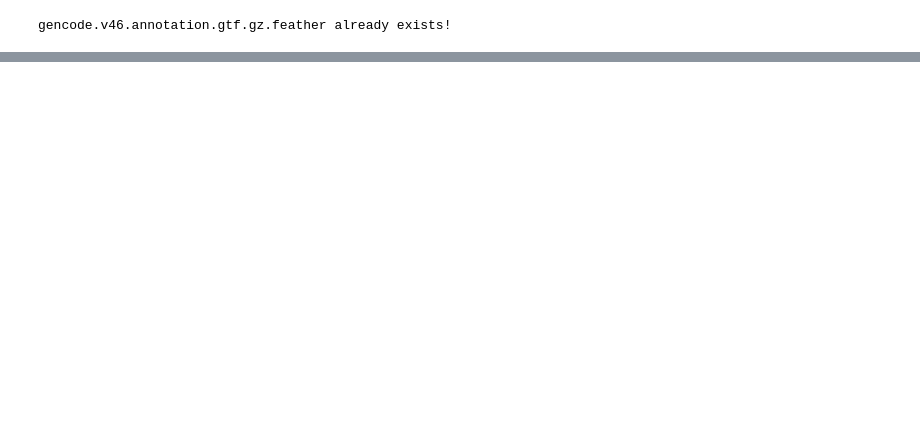
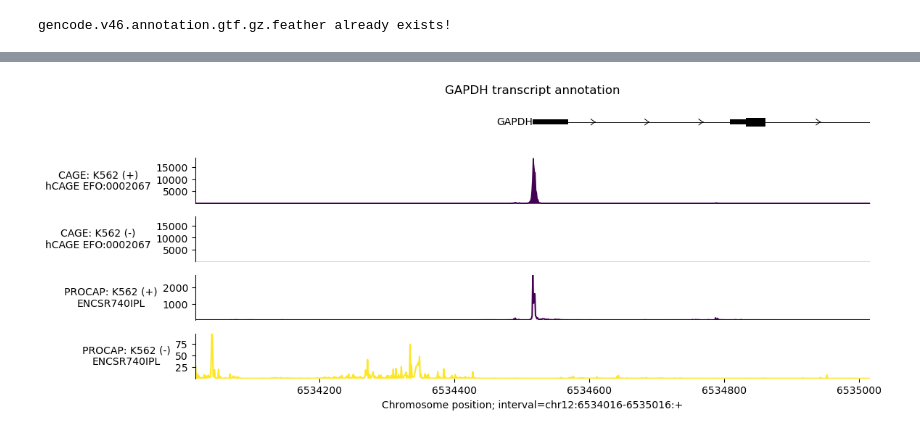
Before and after one commit to leemnj/iterative-dna-reconstruction, a Jupyter notebook: 03_dna-fm-to-alphagenome/regulator-to-alphagenome/compare-TSS-upstream.ipynb, the cells around one changed output, grey strips where cells are left out. Saved outputs shown, nothing was run; the diff lists cells and outputs as text; code cells hidden in the pictures; blank space fills up the shorter version.

```diff
--- a/03_dna-fm-to-alphagenome/regulator-to-alphagenome/compare-TSS-upstream.ipynb
+++ b/03_dna-fm-to-alphagenome/regulator-to-alphagenome/compare-TSS-upstream.ipynb
@@ -169,0 +225,55 @@ outputs=dna_model.predict_variants(
+# %%
+from alphagenome.visualization import plot_components as pc
+from alphagenome.data import gene_annotation
+
+gene_interval=gene_annotation.get_gene_interval(gtf, gene_symbol=GENE)
+longest_transcripts = longest_transcript_extractor.extract(gene_interval)
+interval_annotation=[pc.IntervalAnnotation(
+    [
+        genome.Interval(chrom, start, start+1, name='start'),
+        genome.Interval(chrom, end, end+1, name='end')
+    ],
+    colors='red',
+)]
+
+output=dna_model.predict_interval(
+    interval=gene_interval.resize(2**20),
+    requested_outputs=requested_outputs,
+    ontology_terms=ontology_terms,
+)
+
+plot=pc.plot(
+    [
+        pc.TranscriptAnnotation(longest_transcripts),
+        pc.Tracks(
+            tdata=output.cage,
+            ylabel_template='CAGE: {biosample_name} ({strand})\n{name}',
+            shared_y_scale=True,
+            filled=True
+        ),
+        pc.Tracks(
+            tdata=output.procap,
+            ylabel_template='PROCAP: {biosample_name} ({strand})\n{name}',
+        ),
+    ],
+    interval=interval_vis,
+    # annotations=[interval_annotation],
+    # annotations=[pc.IntervalAnnotation([genome.Interval(chrom, start, end+1, name="TSS")], colors='red')],
+
+    title=f"{GENE} transcript annotation",
+    fig_width=12
+)
+
+import matplotlib.ticker as mticker
+
+# Choose tick style: 'plain' or 'e6'
+TICK_STYLE = 'plain'
+ax = plot.axes[-1]
+if TICK_STYLE == 'plain':
+    fmt = mticker.ScalarFormatter(useOffset=False)
+    fmt.set_scientific(False)
+    ax.xaxis.set_major_formatter(fmt)
+elif TICK_STYLE == 'e6':
+    ax.xaxis.set_major_formatter(mticker.FuncFormatter(lambda x, _: f"{x/1e6:.3f}e6"))
+# %% [output]
+[figure, added]
```
Also changed, not shown: parts of 14 cells of this notebook, 8 other files.
